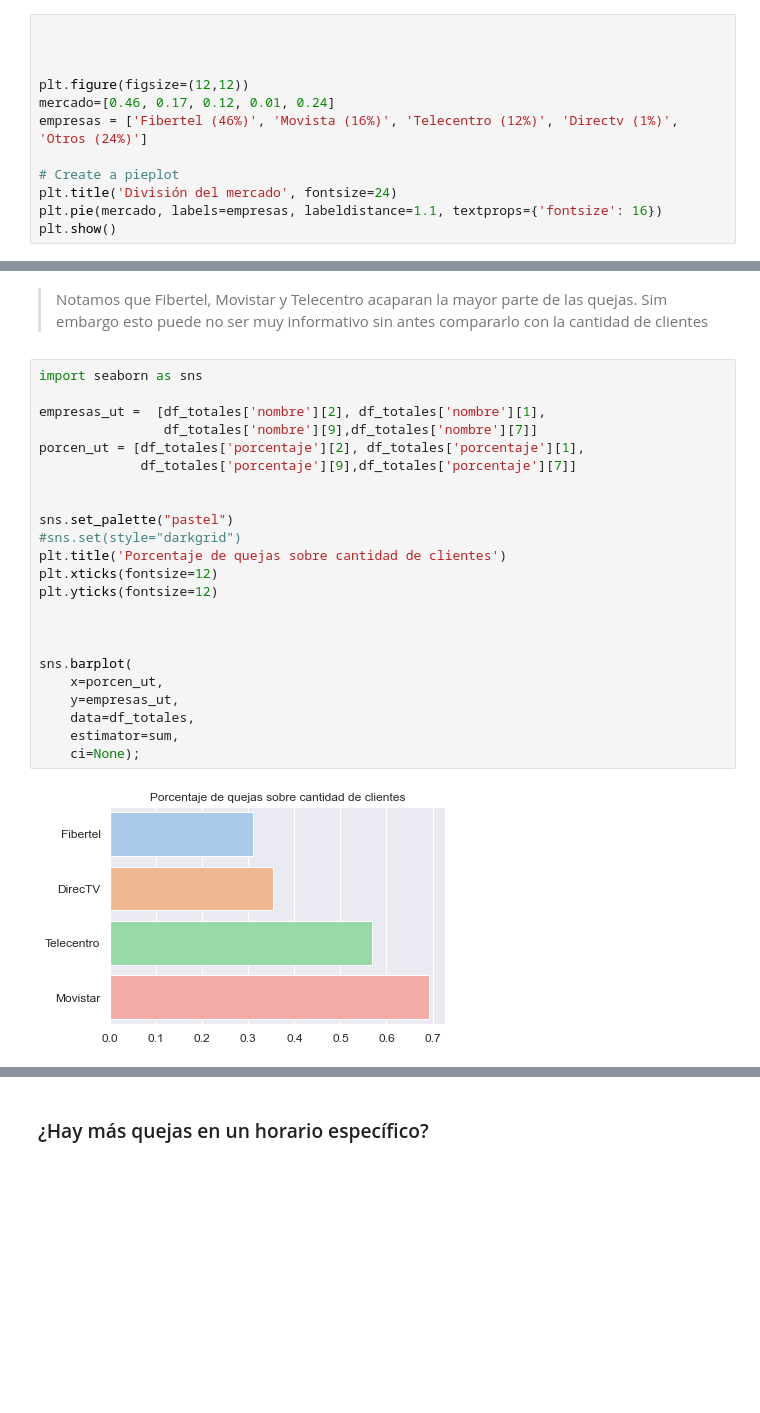
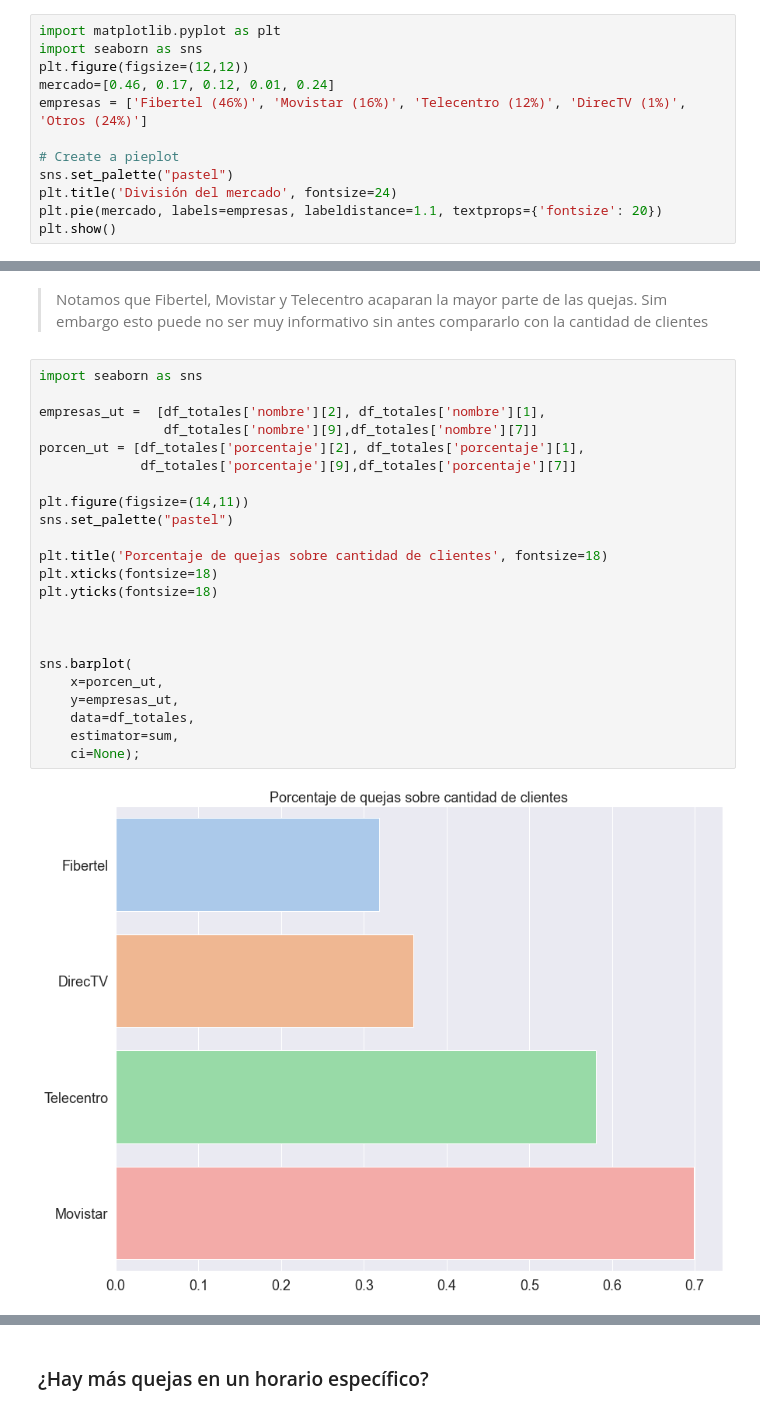
Before and after one commit to nanaccachian/wifi-twitter-data-analysis, a Jupyter notebook: Proyecto final/twitter_notebook.ipynb, the cells around one changed output, grey strips where cells are left out. Saved outputs shown, nothing was run; the diff lists cells and outputs as text; blank space fills up the shorter version.

```diff
--- a/Proyecto final/twitter_notebook.ipynb
+++ b/Proyecto final/twitter_notebook.ipynb
@@ -61,13 +22,13 @@ plt.show()'''
 # %%
-
-
-
+import matplotlib.pyplot as plt
+import seaborn as sns
 plt.figure(figsize=(12,12))
 mercado=[0.46, 0.17, 0.12, 0.01, 0.24]
-empresas = ['Fibertel (46%)', 'Movista (16%)', 'Telecentro (12%)', 'Directv (1%)', 'Otros (24%)']
+empresas = ['Fibertel (46%)', 'Movistar (16%)', 'Telecentro (12%)', 'DirecTV (1%)', 'Otros (24%)']
 
 # Create a pieplot
+sns.set_palette("pastel")
 plt.title('División del mercado', fontsize=24)
-plt.pie(mercado, labels=empresas, labeldistance=1.1, textprops={'fontsize': 16})
+plt.pie(mercado, labels=empresas, labeldistance=1.1, textprops={'fontsize': 20})
 plt.show()
 # %% [output]
@@ -229,25 +192,25 @@ plt.show()
 # %%
 import seaborn as sns
 
 empresas_ut =  [df_totales['nombre'][2], df_totales['nombre'][1],
                 df_totales['nombre'][9],df_totales['nombre'][7]]
 porcen_ut = [df_totales['porcentaje'][2], df_totales['porcentaje'][1],
              df_totales['porcentaje'][9],df_totales['porcentaje'][7]]
 
+plt.figure(figsize=(14,11))
+sns.set_palette("pastel")
 
-sns.set_palette("pastel")
-#sns.set(style="darkgrid")
-plt.title('Porcentaje de quejas sobre cantidad de clientes')
-plt.xticks(fontsize=12)
-plt.yticks(fontsize=12)
+plt.title('Porcentaje de quejas sobre cantidad de clientes', fontsize=18)
+plt.xticks(fontsize=18)
+plt.yticks(fontsize=18)
 
 
 
 sns.barplot(
     x=porcen_ut,
     y=empresas_ut,
     data=df_totales,
     estimator=sum,
     ci=None);
 # %% [output]
-[figure, old version]
+[figure, new version]
```
Also changed, not shown: parts of 10 cells of this notebook.
